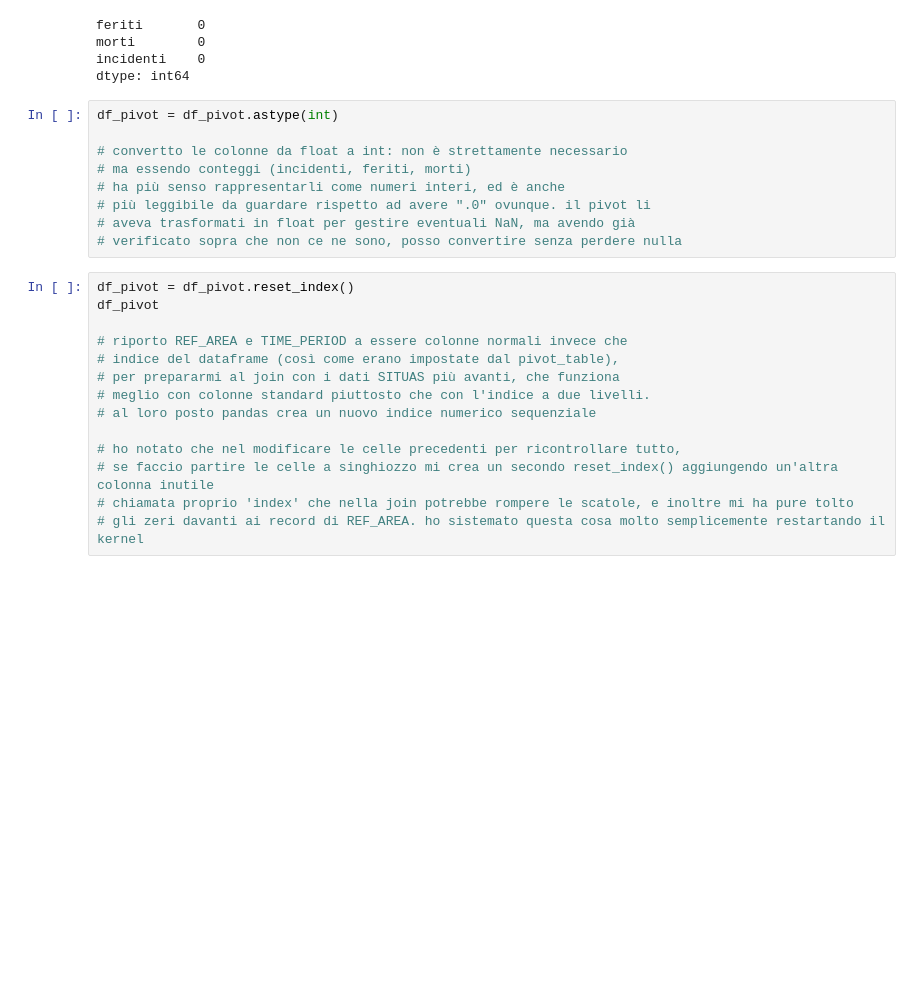
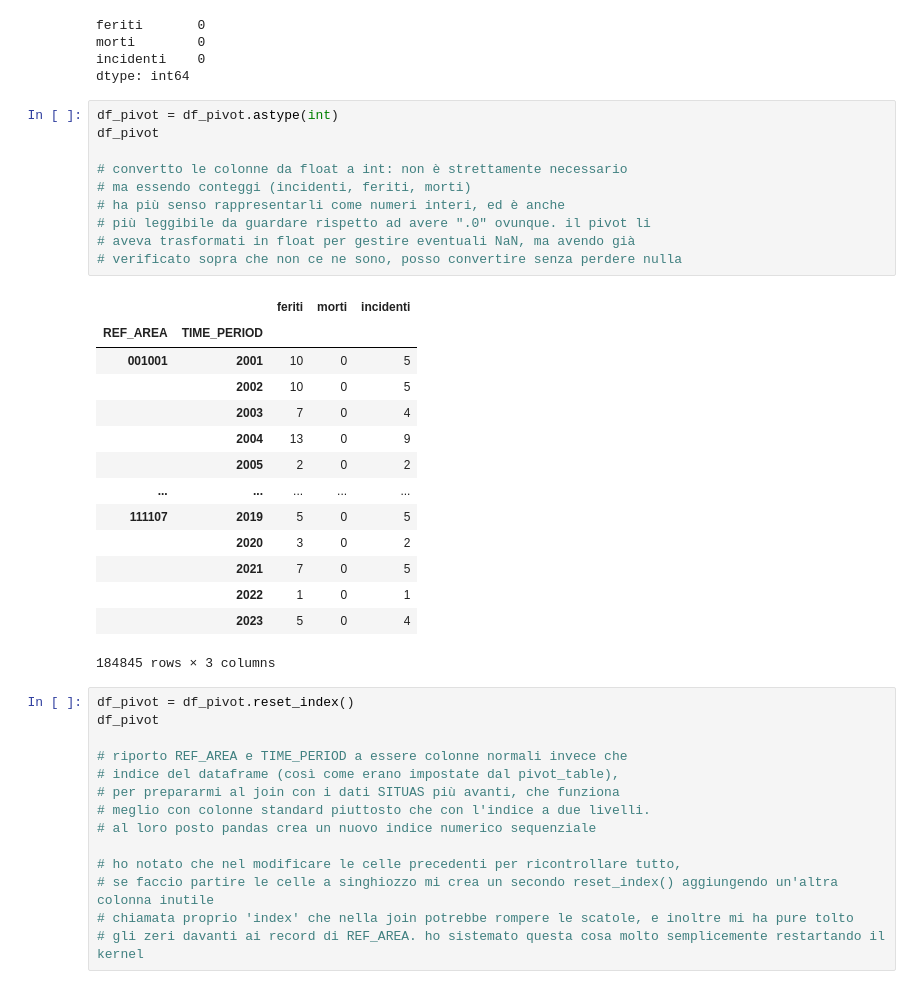
Before and after one commit to LordVessio/boolean-istat-traffic-analysis, a Jupyter notebook: Final Project Nicola Vessio.ipynb, the cells around one changed output. Cells and saved outputs as stored; diff of their text form; blank space fills up the shorter version.

```diff
--- a/Final Project Nicola Vessio.ipynb
+++ b/Final Project Nicola Vessio.ipynb
@@ -389,13 +390,29 @@ incidenti    0
 dtype: int64
 # %%
 df_pivot = df_pivot.astype(int)
+df_pivot
 
 # convertto le colonne da float a int: non è strettamente necessario
 # ma essendo conteggi (incidenti, feriti, morti)
 # ha più senso rappresentarli come numeri interi, ed è anche
 # più leggibile da guardare rispetto ad avere ".0" ovunque. il pivot li
 # aveva trasformati in float per gestire eventuali NaN, ma avendo già
 # verificato sopra che non ce ne sono, posso convertire senza perdere nulla
+# %% [output]
+|  |  | feriti | morti | incidenti |
+| REF_AREA | TIME_PERIOD |  |  |  |
+| 001001 | 2001 | 10 | 0 | 5 |
+|  | 2002 | 10 | 0 | 5 |
+|  | 2003 | 7 | 0 | 4 |
+|  | 2004 | 13 | 0 | 9 |
+|  | 2005 | 2 | 0 | 2 |
+| ... | ... | ... | ... | ... |
+| 111107 | 2019 | 5 | 0 | 5 |
+|  | 2020 | 3 | 0 | 2 |
+|  | 2021 | 7 | 0 | 5 |
+|  | 2022 | 1 | 0 | 1 |
+|  | 2023 | 5 | 0 | 4 |
+184845 rows × 3 columns
 # %%
 df_pivot = df_pivot.reset_index()
 df_pivot
```
Also changed, not shown: parts of 6 cells of this notebook, 2 other files.
